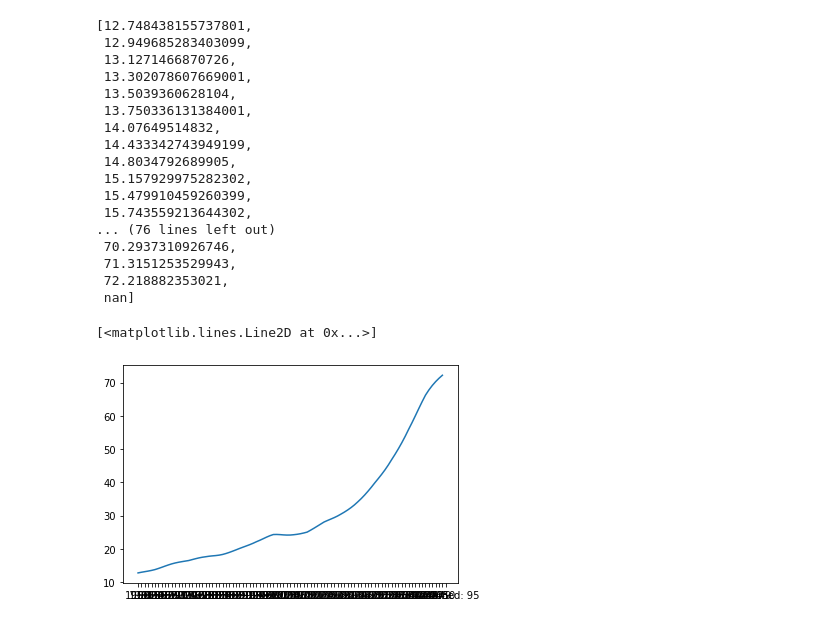
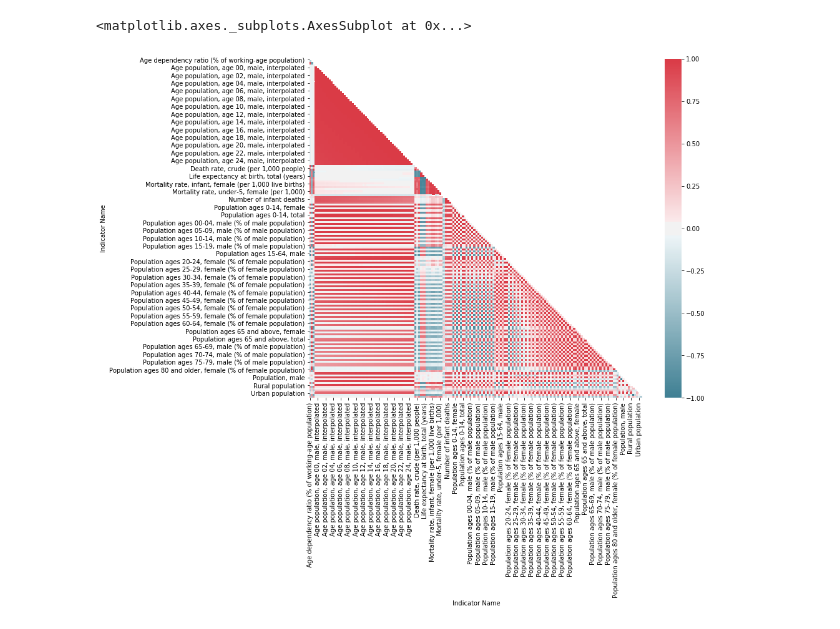
Before and after one commit to luisfarre/project-visualizing-real-world-data, a Jupyter notebook: Project_visualizing_population_data.ipynb, the cells around one changed output. Drawn from its saved outputs; the diff is of its cells as text; code cells hidden in the pictures.

```diff
--- a/Project_visualizing_population_data.ipynb
+++ b/Project_visualizing_population_data.ipynb
@@ -19,0 +26,4 @@ x=df.columns[4:]
+# %%
+df = pd.DataFrame(df)
+df = df.reset_index()
+df.head()
@@ -19,0 +37,2 @@ x=df.columns[4:]
+# %%
+df = df.rename(columns={0:'Values','level_4':'Year'})
@@ -19,0 +50,5 @@ x=df.columns[4:]
+# %%
+df = df.pivot_table(index=['Country Name','Country Code','Year'],columns=['Indicator Name'],values='Values')
+# %%
+df = df.reset_index()
+df.head(5)
@@ -25,25 +107,9 @@ x=list(x)
-# %%
-y
-# %% [output]
-[12.748438155737801,
- 12.949685283403099,
- 13.1271466870726,
- 13.302078607669001,
- 13.5039360628104,
- 13.750336131384001,
- 14.07649514832,
- 14.433342743949199,
- 14.8034792689905,
- 15.157929975282302,
- 15.479910459260399,
- 15.743559213644302,
-... (76 lines left out)
- 70.2937310926746,
- 71.3151253529943,
- 72.218882353021,
- nan]
-# %%
-plt.plot(x, y)
-# %% [output]
-[<matplotlib.lines.Line2D at 0x...>]
-[figure, removed]
+# %%
+corr = df.corr()
+
+plt.figure(figsize=(12,10))
+
+sns.heatmap(corr,cmap=sns.diverging_palette(220, 10, as_cmap=True),mask = np.triu(np.ones_like(corr, dtype=np.bool)))
+# %% [output]
+<matplotlib.axes._subplots.AxesSubplot at 0x...>
+[figure, added]
```
Also changed, not shown: parts of 18 cells of this notebook.
